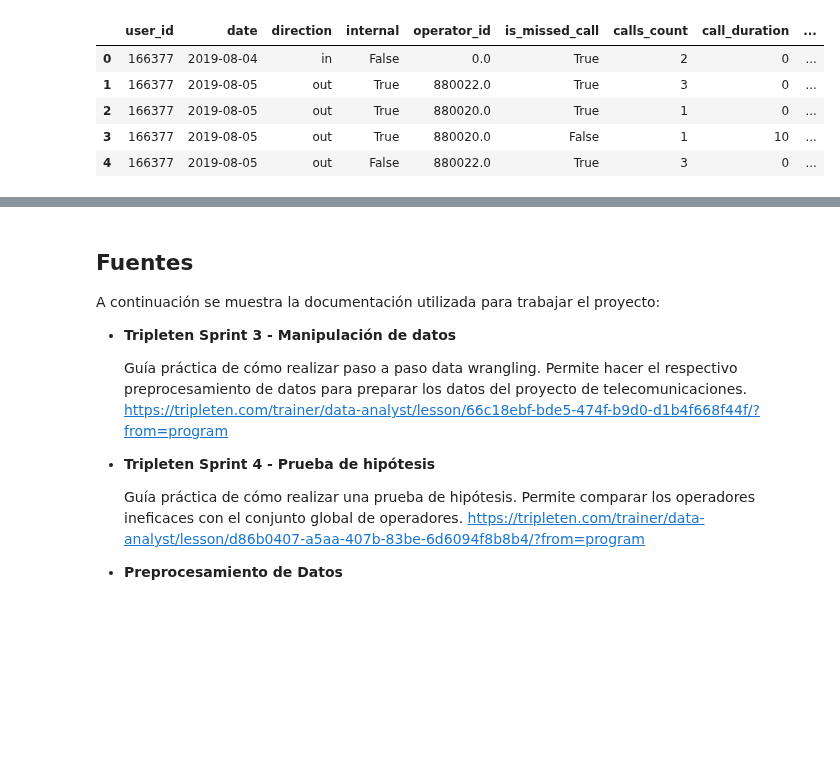
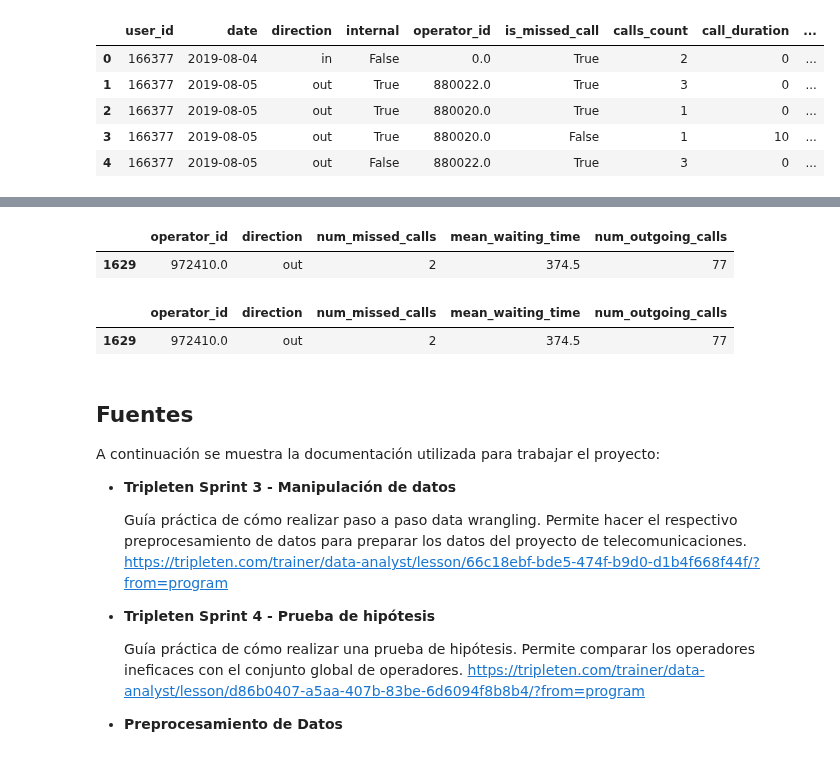
Before and after one commit to ScinDBad/DA_proyecto_final, a Jupyter notebook: proyecto_sp_14.ipynb, the cells around one changed output, grey strips where cells are left out. Drawn from its saved outputs; the diff is of its cells as text; code cells hidden in the pictures; blank space fills up the shorter version.

```diff
--- a/proyecto_sp_14.ipynb
+++ b/proyecto_sp_14.ipynb
@@ -654,3 +654,13 @@ calls_full.groupby(['operator_id', 'direction']).agg({
+# %%
+operators_performance.reset_index()[operators_performance.reset_index()['operator_id']==972410.0]
+# %% [output]
+|  | operator_id | direction | num_missed_calls | mean_waiting_time | num_outgoing_calls |
+| 1629 | 972410.0 | out | 2 | 374.5 | 77 |
+# %%
+operators_performance.reset_index()[operators_performance.reset_index()['operator_id']==972410.0]
+# %% [output]
+|  | operator_id | direction | num_missed_calls | mean_waiting_time | num_outgoing_calls |
+| 1629 | 972410.0 | out | 2 | 374.5 | 77 |
 # %% [markdown]
 ## Fuentes
 
```
Also changed, not shown: parts of 9 cells of this notebook.
